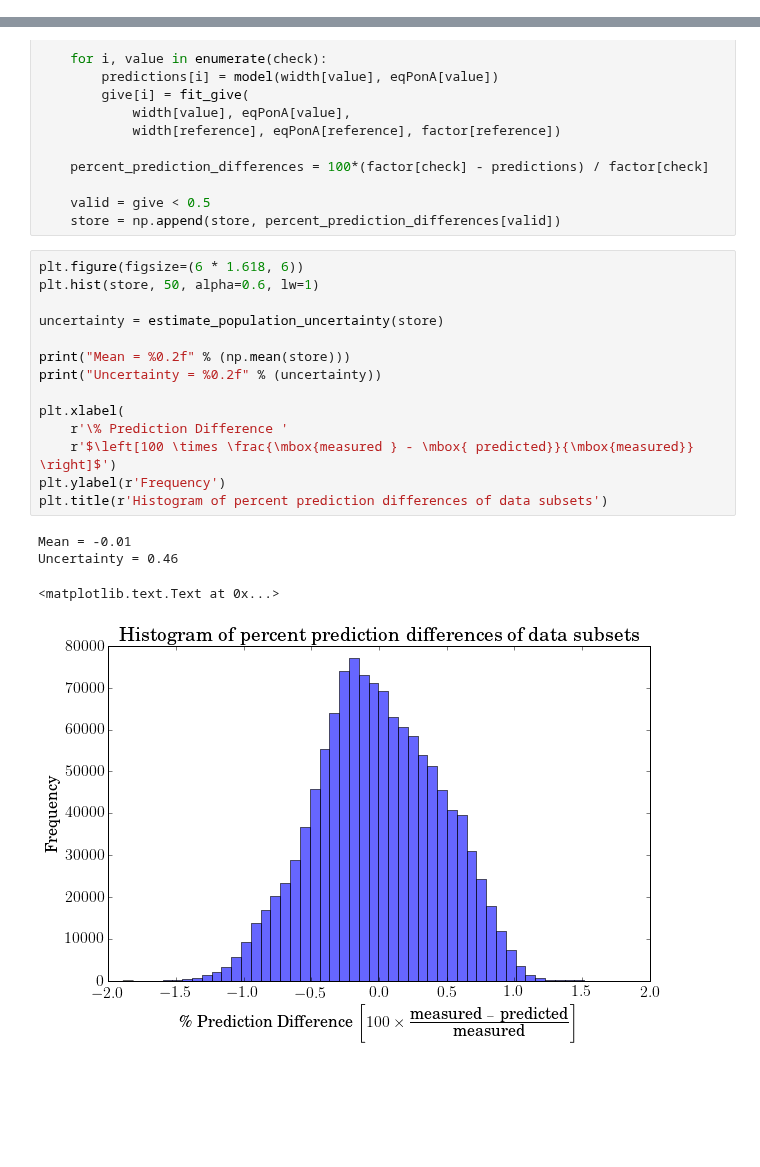
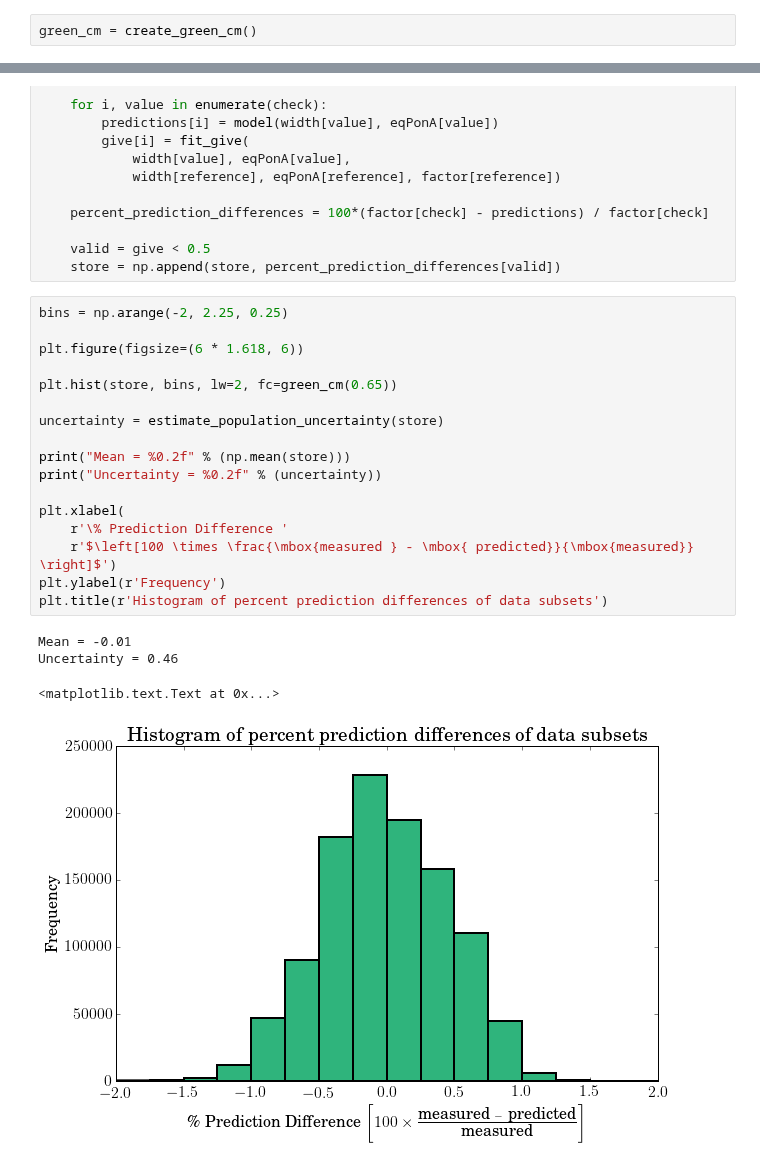
Before and after one commit to SimonBiggs/electronfactors, a Jupyter notebook: examples/Results -- Prediction with eight point data subsets.ipynb, the cells around one changed output, grey strips where cells are left out. Saved outputs shown, nothing was run; the diff lists cells and outputs as text; blank space fills up the shorter version.

Commit message:
tidied up a fe figures

```diff
--- a/examples/Results -- Prediction with eight point data subsets.ipynb
+++ b/examples/Results -- Prediction with eight point data subsets.ipynb
@@ -15,3 +16,5 @@ from electronfactors.model.utilities import create_model, pull_data, fit_give, e
+# %%
+green_cm = create_green_cm()
 # %%
 from matplotlib import rc
 rc('font',**{'family':'serif',
@@ -167,24 +170,27 @@ for j in range(100000):
     valid = give < 0.5
     store = np.append(store, percent_prediction_differences[valid])
 # %%
+bins = np.arange(-2, 2.25, 0.25)
+
 plt.figure(figsize=(6 * 1.618, 6))
-plt.hist(store, 50, alpha=0.6, lw=1)
+
+plt.hist(store, bins, lw=2, fc=green_cm(0.65))
 
 uncertainty = estimate_population_uncertainty(store)
 
 print("Mean = %0.2f" % (np.mean(store)))
 print("Uncertainty = %0.2f" % (uncertainty))
 
 plt.xlabel(
     r'\% Prediction Difference '
     r'$\left[100 \times \frac{\mbox{measured } - \mbox{ predicted}}{\mbox{measured}} \right]$')
 plt.ylabel(r'Frequency')
 plt.title(r'Histogram of percent prediction differences of data subsets')
 # %% [output]
 Mean = -0.01
 Uncertainty = 0.46
 <matplotlib.text.Text at 0x...>
-[figure, old version]
+[figure, new version]
 # %%
 fig = plt.figure(figsize=(7,4))
 ax = fig.add_subplot(111)
```
Also changed, not shown: parts of 9 cells of this notebook, 5 other files.
